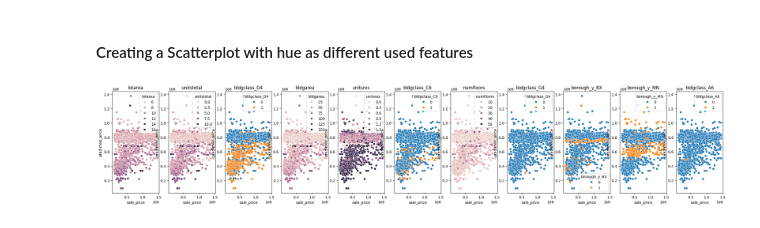
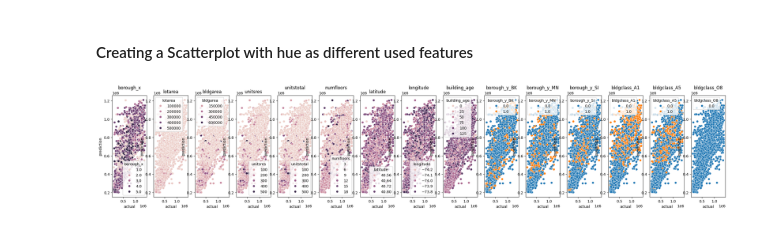
Before and after one commit to jehuhta/Intro_ML, a Jupyter notebook: ex1_06_extra2.ipynb, the cells around one changed output. Cells and saved outputs as stored; diff of their text form; code cells hidden in the pictures.

```diff
--- a/ex1_06_extra2.ipynb
+++ b/ex1_06_extra2.ipynb
@@ -266,0 +286,4 @@ Here, we'll check the column `sale_price` distribution and we'll fix it (I've tr
+# %%
+# version 1, SciPy, extreme outliers that go under -3 or over +3 in normal distribution
+from scipy import stats
+df = df[(np.abs(stats.zscore(df)) < 3).all(axis=1)]
@@ -267,12 +298,10 @@ Here, we'll check the column `sale_price` distribution and we'll fix it (I've tr
 # %%
-from sklearn.preprocessing import PowerTransformer
-
 # Target variable cutoffs
 y_trunc_floor = 0.01
-y_trunc_ceiling = 0.80
+y_trunc_ceiling = 0.88
 
 # Creates three canvases for histplots to show my work.
-fig, axes = plt.subplots(1, 2, figsize=(12, 5))
+fig, axes = plt.subplots(1, 2, figsize=(10, 3))
 
 # Histplot 0
 sns.histplot(df, x='sale_price', ax=axes[0], kde=True)
@@ -534,0 +571,14 @@ case_df
+# %%
+# Get all the features names using rfe.get_support()
+selected_features = X_train.columns[rfe.get_support()]
+
+# Create the dataframe from X_test_selected, with `selected_features` as the columns
+# I use the index as y_test so it can match them as-is.
+results_df = pd.DataFrame(
+    X_test_selected,
+    columns=selected_features,
+    index=y_test.index
+)
+
+results_df["prediction"] = predictions
+results_df["actual"] = y_test
@@ -537,23 +603,18 @@ case_df
 # %%
 
 # This makes a scatterplot for every predictive feature in X.
 
 # Take a small amount of the case dataframe.
-case_sample = case_df.sample(3000)
 
 # The number of features in the model.
-feature_amount = len(features_list)
+feature_amount = len(selected_features)
 
 # Create a multiplot canvas with the amount of features as the number of plot.
 fig, axes = plt.subplots(1, feature_amount , figsize=(30, 5))
 
 # turn each plot into a scatterplot for every feature in the list.
-for index, feature in enumerate(features_list):
-    sns.scatterplot(case_sample, x="sale_price", y="predicted_price", hue=feature, ax=axes[index])
+for index, feature in enumerate(selected_features):
+    sns.scatterplot(results_df, x="actual", y="prediction", hue=feature, ax=axes[index])
     axes[index].set_title(feature)
-
-# We're looking for patterns that could give us a clue for why fitting this model didn't work.
-
-list(X.columns)
 # %% [output]
-[figure, old version]
+[figure, new version]
```
Also changed, not shown: parts of 30 cells of this notebook, 2 other files.
